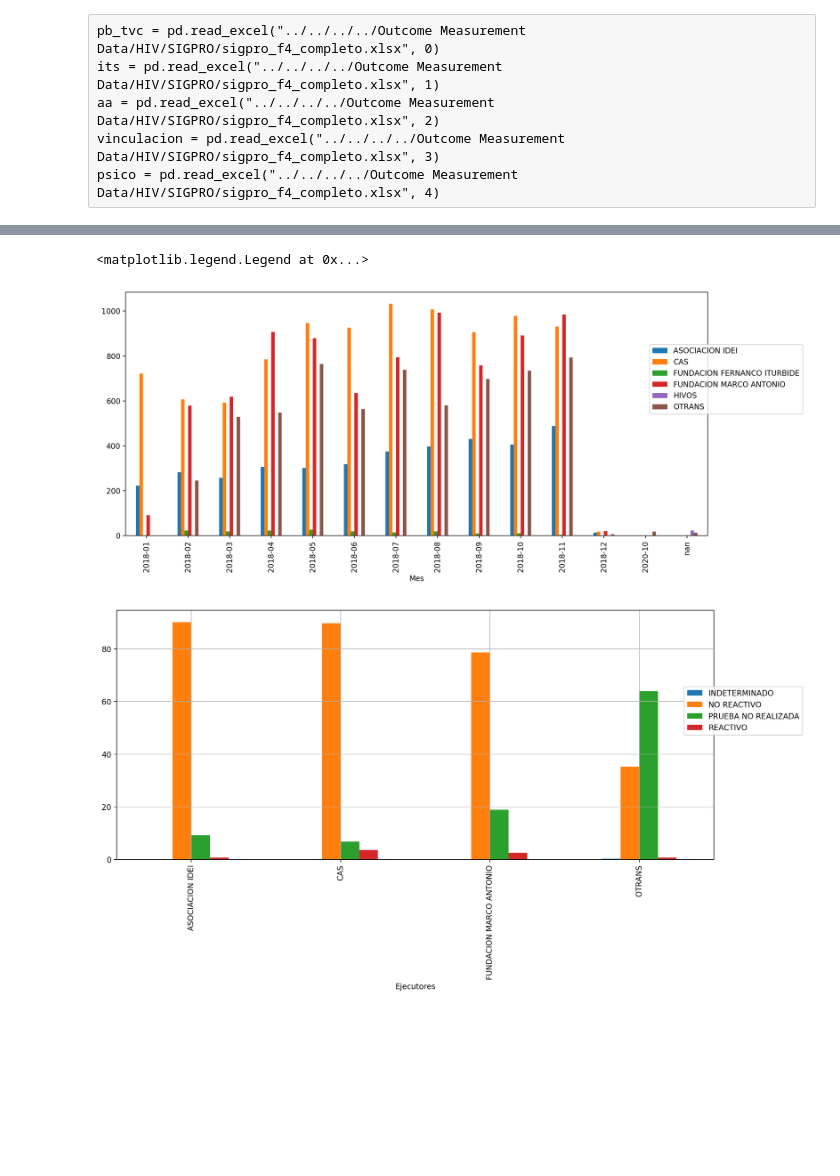
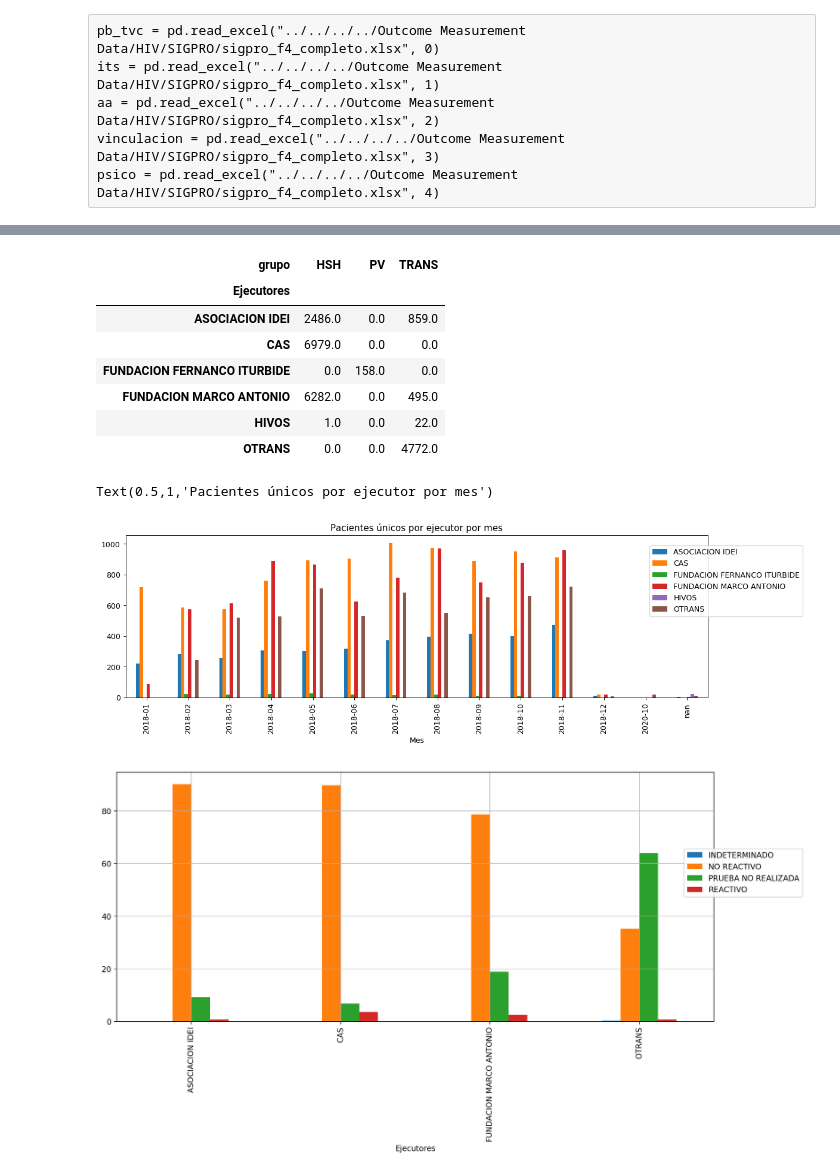
Before and after one commit to Guitlle/gf, a Jupyter notebook: outcome_measurement/hiv/gtm/SIGPRO data exploration.ipynb, the cells around one changed output, grey strips where cells are left out. Saved outputs shown, nothing was run; the diff lists cells and outputs as text; code cells hidden in the pictures; blank space fills up the shorter version.

```diff
--- a/outcome_measurement/hiv/gtm/SIGPRO data exploration.ipynb
+++ b/outcome_measurement/hiv/gtm/SIGPRO data exploration.ipynb
@@ -9,7 +9,7 @@ import matplotlib.pyplot as plt
 # %%
 pd.options.display.max_columns=1000
 pd.options.display.width=160
-mlp.rcParams["figure.dpi"] = 200
+mlp.rcParams["figure.dpi"] = 90
 mlp.rcParams["figure.facecolor"] = "white"
 # %%
 its = pd.read_csv("../../../../Outcome Measurement Data/HIV/SIGPRO/sigpro_f4_JanNov2018 - ITS.csv")
@@ -73,12 +46,25 @@ Index(['Unnamed: 0', 'numeroInforme', 'codigoActividad', 'codigounico',
       dtype='object')
+# %%
+temp = pb_tvc[pb_tvc.Mes != "NaT"].groupby(["Ejecutores", "grupo"]).apply(lambda x: len(x.codigounico.unique()))
+temp.unstack(1).fillna(0)
+# %% [output]
+| grupo | HSH | PV | TRANS |
+| Ejecutores |  |  |  |
+| ASOCIACION IDEI | 2486.0 | 0.0 | 859.0 |
+| CAS | 6979.0 | 0.0 | 0.0 |
+| FUNDACION FERNANCO ITURBIDE | 0.0 | 158.0 | 0.0 |
+| FUNDACION MARCO ANTONIO | 6282.0 | 0.0 | 495.0 |
+| HIVOS | 1.0 | 0.0 | 22.0 |
+| OTRANS | 0.0 | 0.0 | 4772.0 |
 # %%
-plt.rcParams["figure.figsize"] = (14,6)
-temp = pb_tvc[pb_tvc.Mes != "NaT"].groupby(["Ejecutores", "Mes"]).numeroInforme.count()
+plt.rcParams["figure.figsize"] = (14,4)
+temp = pb_tvc[pb_tvc.Mes != "NaT"].groupby(["Ejecutores", "Mes"]).apply(lambda x: len(x.codigounico.unique()))
 temp.unstack(0).plot.bar()
 plt.legend(loc=(0.9,0.5))
+plt.title("Pacientes únicos por ejecutor por mes")
 # %% [output]
-<matplotlib.legend.Legend at 0x...>
+Text(0.5,1,'Pacientes únicos por ejecutor por mes')
-[figure, old version]
+[figure, new version]
 # %%
 plt.rcParams["figure.figsize"] = (14,6)
 temp = pb_tvc[(pb_tvc.Mes != "NaT") & (pb_tvc.Ejecutores.isin(["FUNDACION FERNANCO ITURBIDE", "HIVOS"])==False)]\
```
Also changed, not shown: parts of 1 cell of this notebook.
